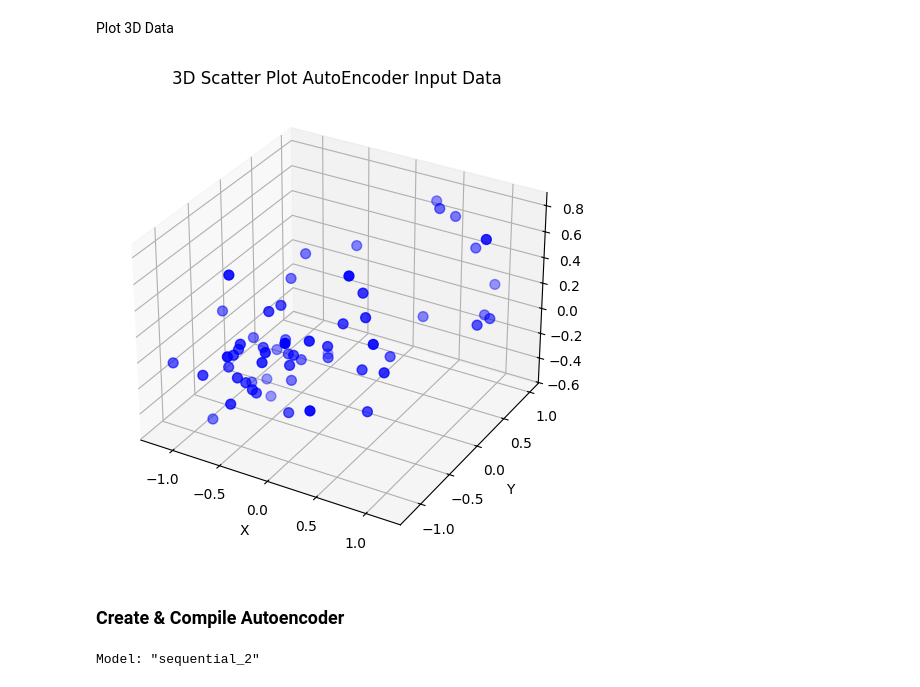
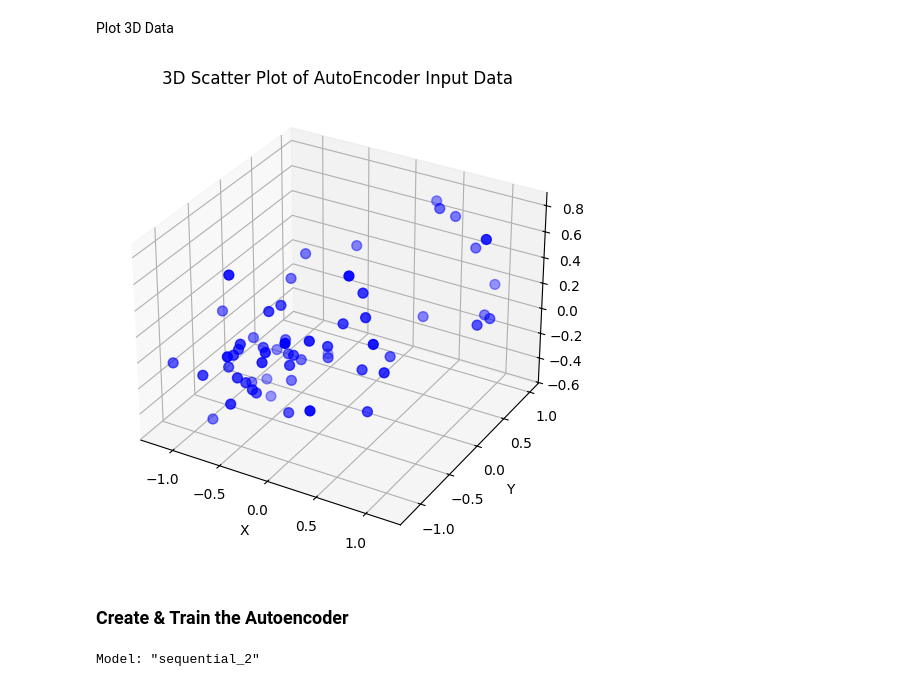
Before and after one commit to jarix/ML_TensorFlow_Keras_Experiments, a Jupyter notebook: hello_Autoencoder_linear_PCA.ipynb, the cells around one changed output. Drawn from its saved outputs; the diff is of its cells as text; code cells hidden in the pictures.

```diff
--- a/hello_Autoencoder_linear_PCA.ipynb
+++ b/hello_Autoencoder_linear_PCA.ipynb
@@ -45,29 +45,29 @@ Plot 3D Data
 # %%
 from mpl_toolkits.mplot3d import Axes3D
 
 # Split into x, y, z components
 x = X_train[:, 0]
 y = X_train[:, 1]
 z = X_train[:, 2]
 
 # Create 3D plot
 fig = plt.figure(figsize=(9, 6))
 ax = fig.add_subplot(111, projection='3d')
 
 # Scatter plot
 ax.scatter(x, y, z, color='blue', s=50)
 
 # Label axes
 ax.set_xlabel('X')
 ax.set_ylabel('Y')
 ax.set_zlabel('Z')
-ax.set_title('3D Scatter Plot AutoEncoder Input Data')
+ax.set_title('3D Scatter Plot of AutoEncoder Input Data')
 
 plt.show()
 # %% [output]
-[figure, old version]
+[figure, new version]
 # %% [markdown]
-### Create & Compile Autoencoder
+### Create & Train the Autoencoder
 # %%
 encoder = keras.Sequential([layers.Dense(2)])
 decoder = keras.Sequential([layers.Dense(3)])
```
Also changed, not shown: parts of 4 cells of this notebook, 4 other files.
